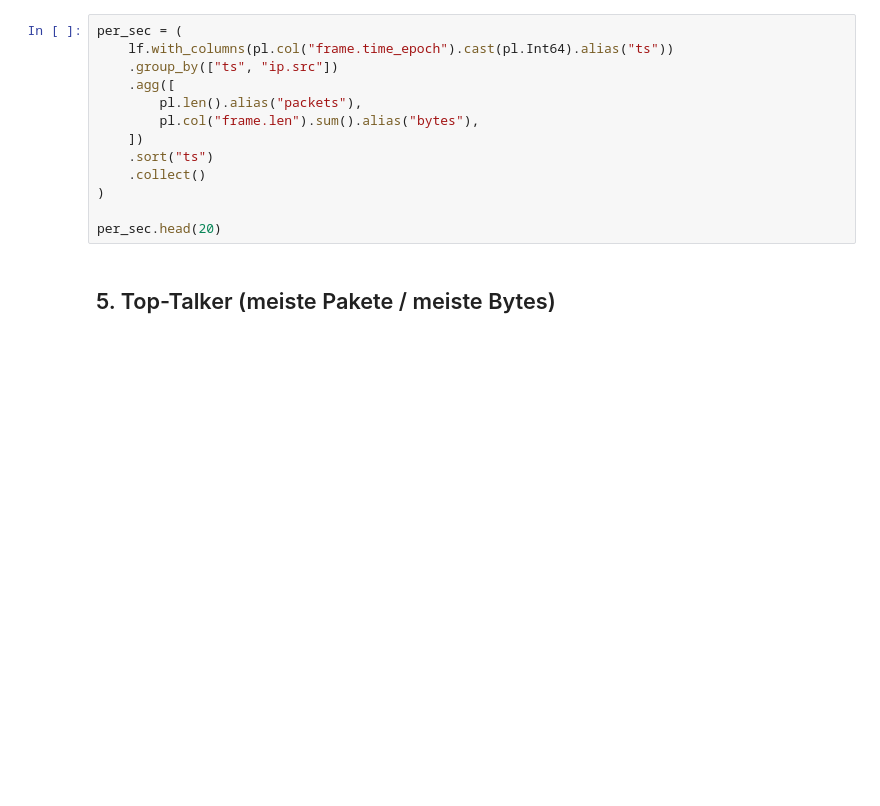
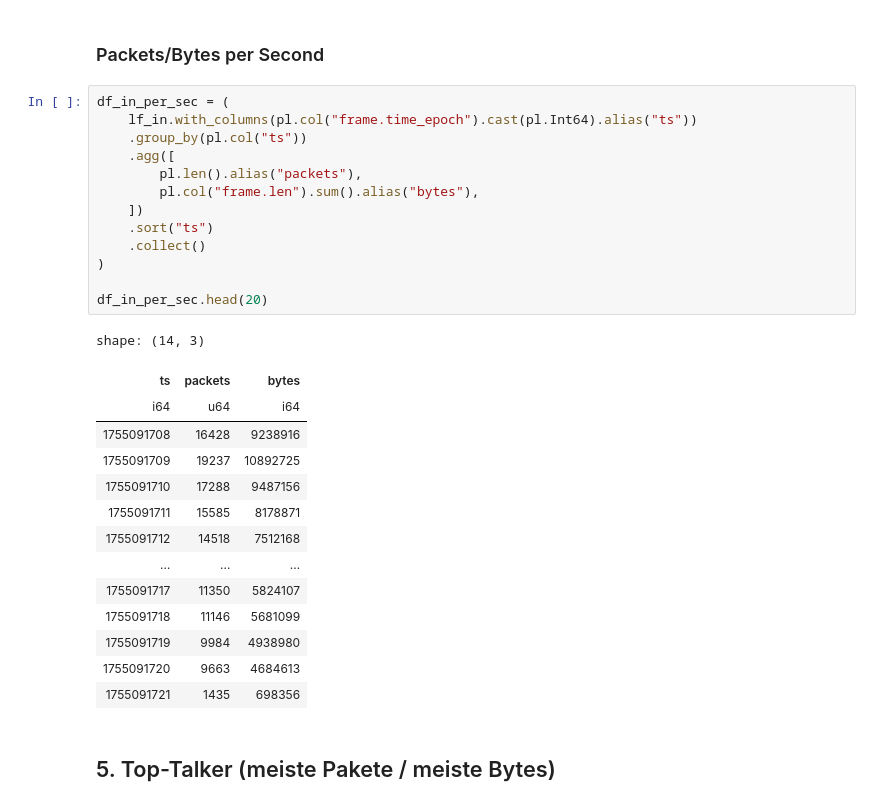
Before and after one commit to lukasseb/ddos_analysis, a Jupyter notebook: ddos_analyse.ipynb, the cells around one changed output. Drawn from its saved outputs; the diff is of its cells as text; blank space fills up the shorter version.

```diff
--- a/ddos_analyse.ipynb
+++ b/ddos_analyse.ipynb
@@ -73,16 +192,33 @@ Basis fuer Time-Series-Plots und Erkennung von Angriffsfenstern.
+# %% [markdown]
+### Packets/Bytes per Second
 # %%
-per_sec = (
-    lf.with_columns(pl.col("frame.time_epoch").cast(pl.Int64).alias("ts"))
-    .group_by(["ts", "ip.src"])
+df_in_per_sec = (
+    lf_in.with_columns(pl.col("frame.time_epoch").cast(pl.Int64).alias("ts"))
+    .group_by(pl.col("ts"))
     .agg([
         pl.len().alias("packets"),
         pl.col("frame.len").sum().alias("bytes"),
     ])
     .sort("ts")
     .collect()
 )
 
-per_sec.head(20)
+df_in_per_sec.head(20)
+# %% [output]
+shape: (14, 3)
+| ts | packets | bytes |
+| i64 | u64 | i64 |
+| 1755091708 | 16428 | 9238916 |
+| 1755091709 | 19237 | 10892725 |
+| 1755091710 | 17288 | 9487156 |
+| 1755091711 | 15585 | 8178871 |
+| 1755091712 | 14518 | 7512168 |
+| … | … | … |
+| 1755091717 | 11350 | 5824107 |
+| 1755091718 | 11146 | 5681099 |
+| 1755091719 | 9984 | 4938980 |
+| 1755091720 | 9663 | 4684613 |
+| 1755091721 | 1435 | 698356 |
 # %% [markdown]
 ## 5. Top-Talker (meiste Pakete / meiste Bytes)
 # %%
```
Also changed, not shown: parts of 41 cells of this notebook, 7 other files.
